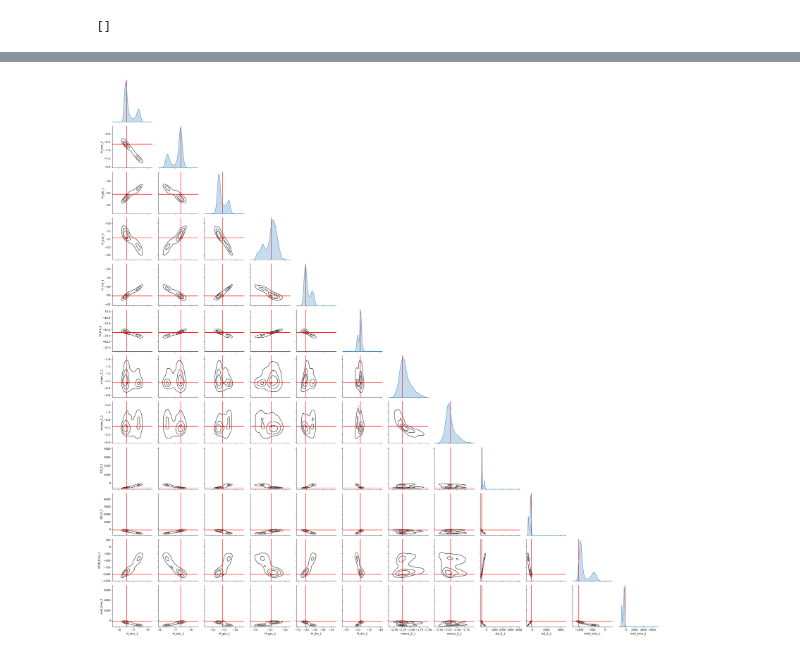
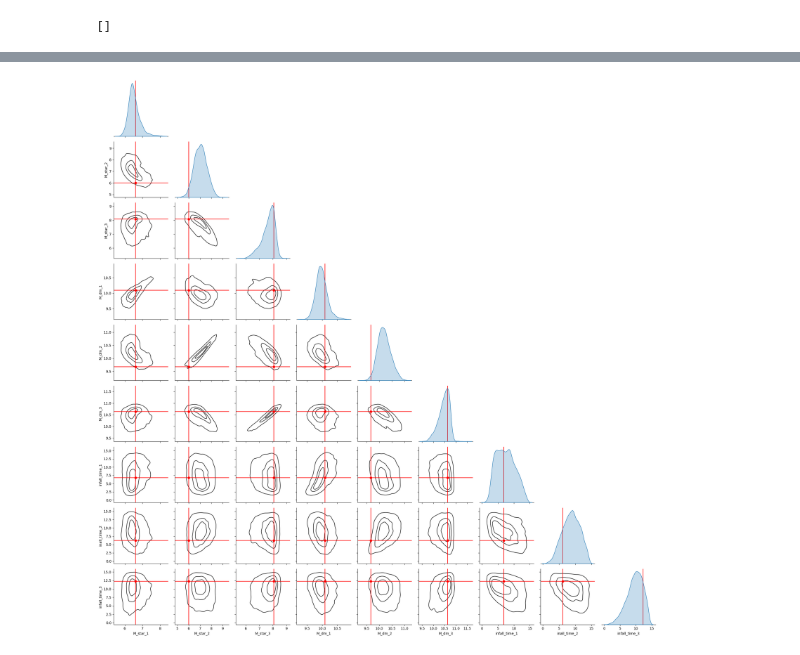
Before and after one commit to vepe99/CASBI, a Jupyter notebook: notebooks/ltu_ili copy 2.ipynb, the cells around one changed output, grey strips where cells are left out. Cells and saved outputs as stored; diff of their text form; code cells hidden in the pictures.

```diff
--- a/notebooks/ltu_ili copy 2.ipynb
+++ b/notebooks/ltu_ili copy 2.ipynb
@@ -54,11 +54,11 @@ data = pd.read_parquet('../../data/dataframe/dataframe.parquet')
 data = rescale(data, mean_and_std_path='../../data/preprocess/mean_and_std.parquet', scale_observations=True, scale_parameter=True, inverse=True)
 min_feh, max_feh = min(data['feh']), max(data['feh'])
 min_ofe, max_ofe = min(data['ofe']), max(data['ofe'])
-data =  data.drop(['a','redshift', 'mean_FeMassFrac', 'std_FeMassFrac', 'mean_OMassFrac', 'std_OMassFrac'], axis=1)
+data =  data.drop(['gas_log10mass', 'a','redshift', 'mean_metallicity', 'std_metallicity','mean_FeMassFrac', 'std_FeMassFrac', 'mean_OMassFrac', 'std_OMassFrac'], axis=1)
 conditions = data[data.columns.difference(['feh', 'ofe', 'Galaxy_name'], sort=False)].drop_duplicates()
 
-
-def simulator(theta, model=Flow, n_halos=2, min_feh=min_feh, max_feh=max_feh, min_ofe=min_ofe, max_ofe=max_ofe):
+n_halos=3
+def simulator(theta, model=Flow, n_halos=n_halos, min_feh=min_feh, max_feh=max_feh, min_ofe=min_ofe, max_ofe=max_ofe):
     with torch.no_grad():
         model.eval()
         if len(theta.shape) == 1:
@@ -96,8 +96,8 @@ minimum_theta = np.array(minimum_theta)
 maximum_theta = np.array(maximum_theta)
 def repeat_array(arr, repetitions):
     return np.repeat(arr, repetitions)
-repeat_minimum_theta = repeat_array(minimum_theta, 2)
-repeat_maximum_theta = repeat_array(maximum_theta, 2)
+repeat_minimum_theta = repeat_array(minimum_theta, n_halos)
+repeat_maximum_theta = repeat_array(maximum_theta, n_halos)
 
 prior = ili.utils.Uniform(low=repeat_minimum_theta, high=repeat_maximum_theta, device=device)
 # %%
@@ -139,8 +139,10 @@ embedding_net = ConvNet()
 nets = [
     ili.utils.load_nde_sbi(engine='NPE', model='maf', hidden_features=100, num_transforms=5,
                            embedding_net=embedding_net),
-    ili.utils.load_nde_sbi(engine='NPE', model='nsf', hidden_features=100, num_transforms=5,
-                           embedding_net=embedding_net)
+    ili.utils.load_nde_sbi(engine='NPE', model='maf', hidden_features=100, num_transforms=5,
+                           embedding_net=embedding_net),
+    ili.utils.load_nde_sbi(engine='NPE', model='maf', hidden_features=100, num_transforms=5,
+                           embedding_net=embedding_net),
 ]
 
 # define training arguments
@@ -163,7 +165,7 @@ runner = InferenceRunner.load(
     out_dir=None
 )
 # %%
-galaxies = data['Galaxy_name'].sample(2)
+galaxies = data['Galaxy_name'].sample(3)
 theta_0 =  data[data['Galaxy_name'].isin(galaxies)].drop(['feh', 'ofe', 'Galaxy_name'], axis=1).drop_duplicates().values.T.reshape(-1)
 galaxy_data = data[data['Galaxy_name'].isin(galaxies)].values
 histogram_galaxy, _, _ = np.histogram2d(galaxy_data[:, 0], galaxy_data[:, 1], bins=64, range=[[min_feh, max_feh], [min_ofe, max_ofe]])
@@ -173,9 +175,9 @@ data = data[~data['Galaxy_name'].isin(galaxies)]
 import numpy as np
 import pandas as pd
 from multiprocessing import Pool
-N=10_000
+N=15_000
 def process_sample(i):
-    galaxies = data['Galaxy_name'].drop_duplicates().sample(2, random_state=i)
+    galaxies = data['Galaxy_name'].drop_duplicates().sample(n_halos, random_state=i)
     parameters =  data[data['Galaxy_name'].isin(galaxies)].drop(['feh', 'ofe', 'Galaxy_name'], axis=1).drop_duplicates().values.T.reshape(-1)
     galaxy_data = data[data['Galaxy_name'].isin(galaxies)].values
     histogram_galaxy, _, _ = np.histogram2d(galaxy_data[:, 0], galaxy_data[:, 1], bins=64, range=[[min_feh, max_feh], [min_ofe, max_ofe]])
@@ -273,16 +269,16 @@ plt.colorbar(im, label='log probability', use_gridspec=True, cax=axs[5])
 # %%
 # use ltu-ili's built-in validation metrics to plot the posterior for this point
 metric = PlotSinglePosterior(
     num_samples=5_000, sample_method='direct',
-    labels = ['M_star_1', 'M_star_2', 'M_gas_1', 'M_gas_2', 'M_dm_1', 'M_dm_2', 'meanz_Z_1', 'meanz_Z_2', 'std_Z_1', 'std_Z_2', 'infall_time_1', 'inall_time_2'],
+    labels = ['M_star_1', 'M_star_2', 'M_star_3', 'M_dm_1', 'M_dm_2', 'M_dm_3', 'infall_time_1', 'inall_time_2', 'infall_time_3'],
     out_dir=None
 )
 fig = metric(
     posterior=posterior_ensemble,
     x_obs = x_0, theta_fid=theta_0,
 )
 # %% [output]
-[figure, old version]
+[figure, new version]
 # %%
 # calculate and plot the rank statistics to describe univariate posterior coverage
 metric = PosteriorCoverage(
```
Also changed, not shown: parts of 8 cells of this notebook.
